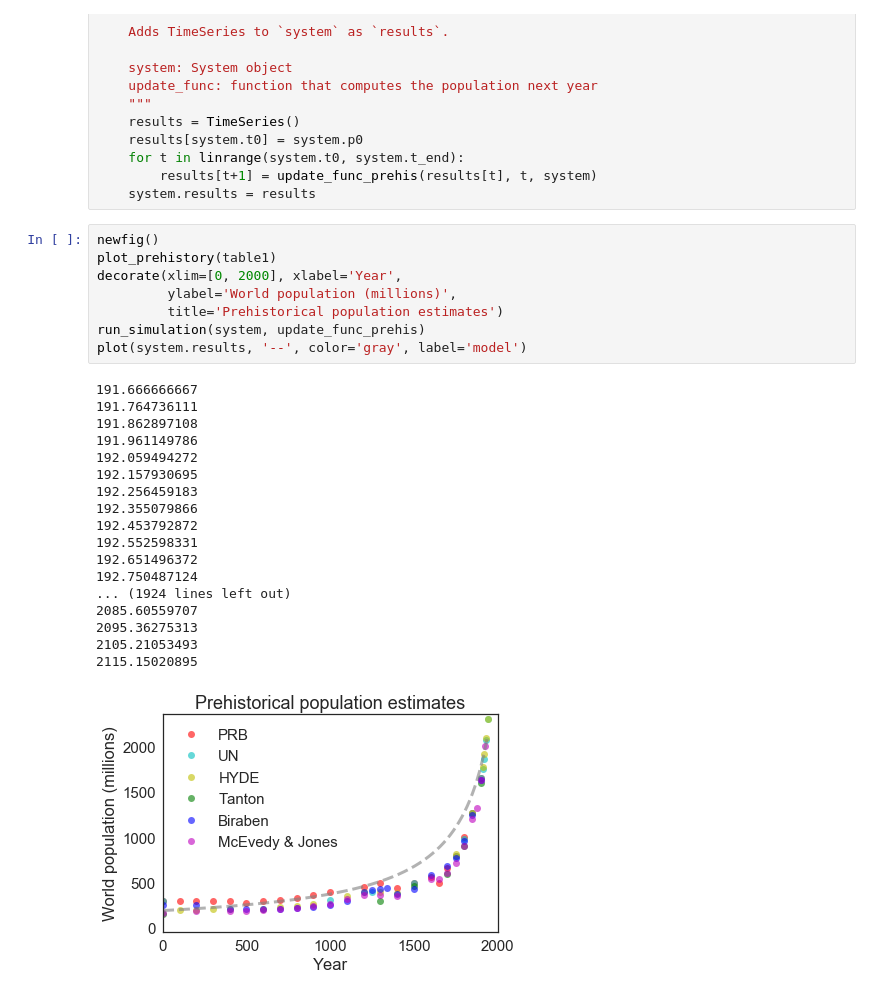
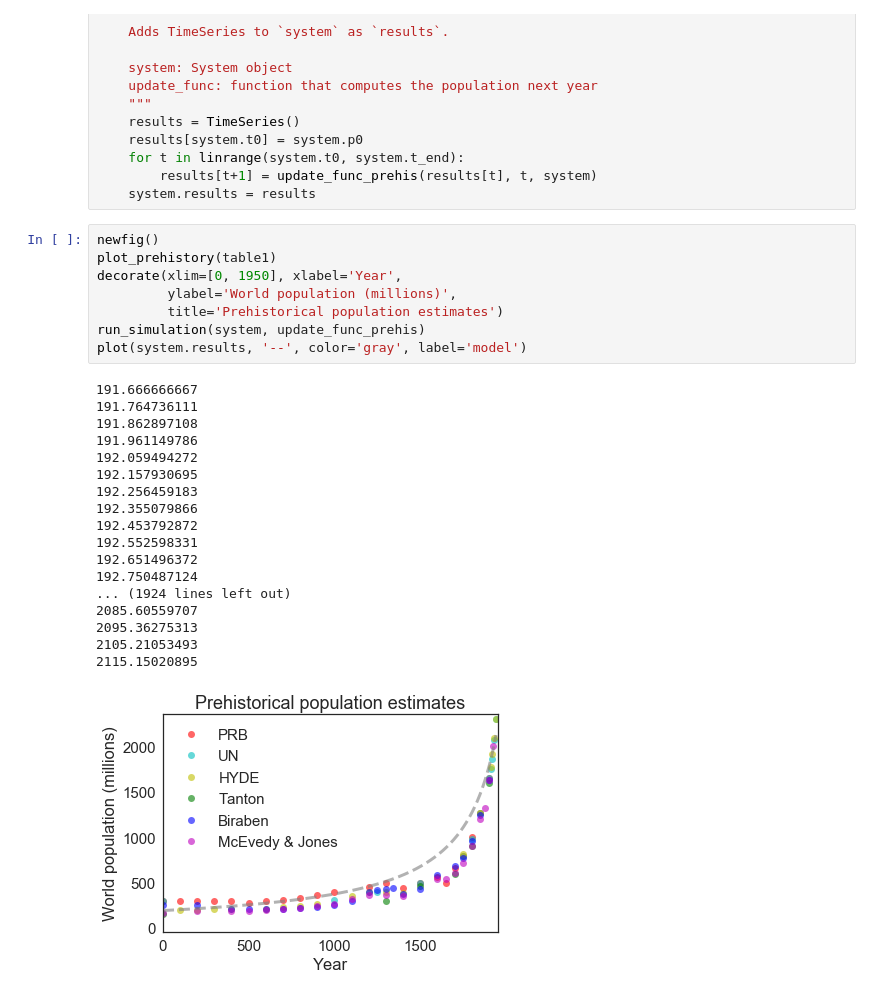
Before and after one commit to ASHSWAN1999/ModSimPy, a Jupyter notebook: code/chap03mine.ipynb, the cells around one changed output. Saved outputs shown, nothing was run; the diff lists cells and outputs as text.

```diff
--- a/code/chap03mine.ipynb
+++ b/code/chap03mine.ipynb
@@ -854,27 +854,27 @@ def run_simulation(system, update_func):
 # %%
 newfig()
 plot_prehistory(table1)
-decorate(xlim=[0, 2000], xlabel='Year',
+decorate(xlim=[0, 1950], xlabel='Year',
          ylabel='World population (millions)',
          title='Prehistorical population estimates')
 run_simulation(system, update_func_prehis)
 plot(system.results, '--', color='gray', label='model')
 # %% [output]
 191.666666667
 191.764736111
 191.862897108
 191.961149786
 192.059494272
 192.157930695
 192.256459183
 192.355079866
 192.453792872
 192.552598331
 192.651496372
 192.750487124
 ... (1924 lines left out)
 2085.60559707
 2095.36275313
 2105.21053493
 2115.15020895
-[figure, old version]
+[figure, new version]
```
Also changed, not shown: parts of 1 cell of this notebook, 8 other files.
